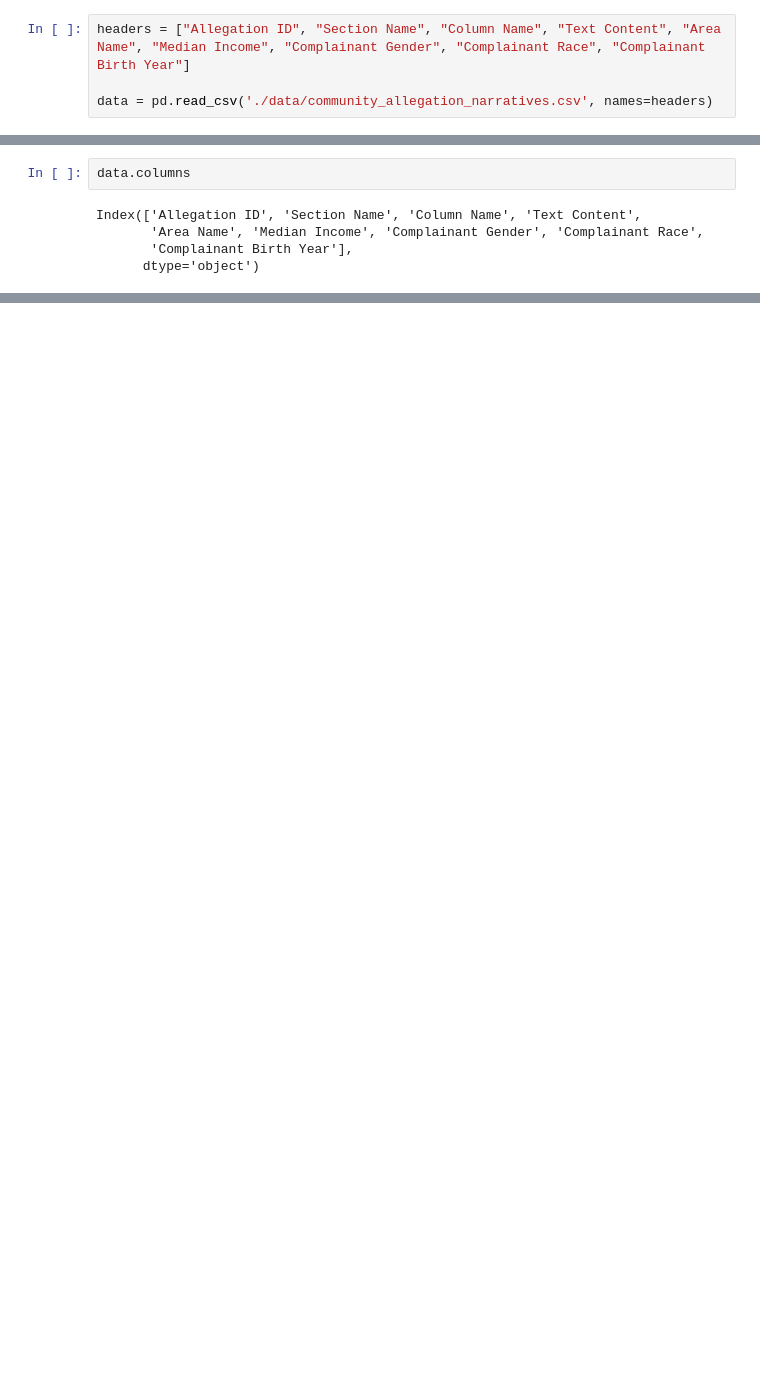
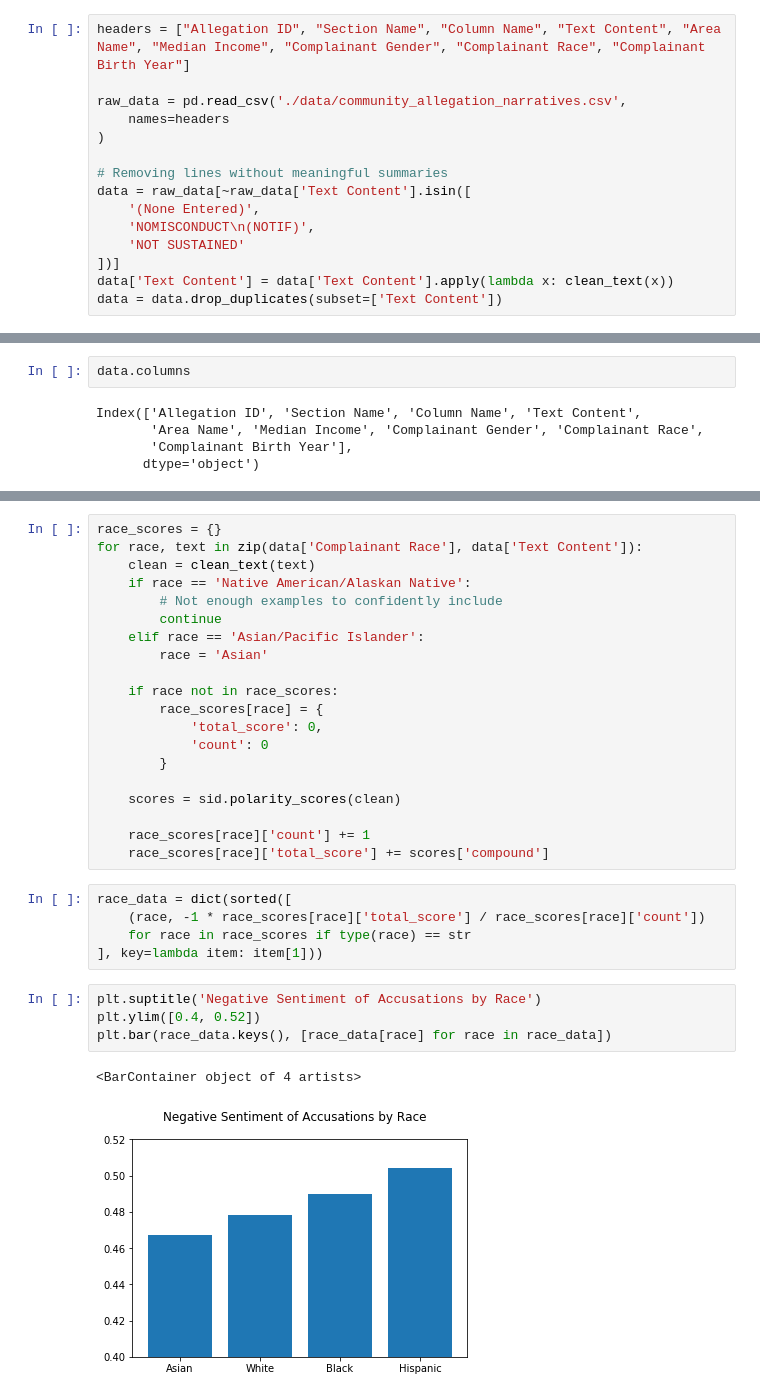
Before and after one commit to Faraaz-Beyabani/CPDP_Daring_Riddlers, a Jupyter notebook: checkpoint-5/src/checkpoint-5.ipynb, the cells around one changed output, grey strips where cells are left out. Saved outputs shown, nothing was run; the diff lists cells and outputs as text; blank space fills up the shorter version.

```diff
--- a/checkpoint-5/src/checkpoint-5.ipynb
+++ b/checkpoint-5/src/checkpoint-5.ipynb
@@ -5,4 +21,15 @@ import sklearn
 # %%
 headers = ["Allegation ID", "Section Name", "Column Name", "Text Content", "Area Name", "Median Income", "Complainant Gender", "Complainant Race", "Complainant Birth Year"]
 
-data = pd.read_csv('./data/community_allegation_narratives.csv', names=headers)
+raw_data = pd.read_csv('./data/community_allegation_narratives.csv',
+    names=headers
+)
+
+# Removing lines without meaningful summaries
+data = raw_data[~raw_data['Text Content'].isin([
+    '(None Entered)',
+    'NOMISCONDUCT\n(NOTIF)',
+    'NOT SUSTAINED'
+])]
+data['Text Content'] = data['Text Content'].apply(lambda x: clean_text(x))
+data = data.drop_duplicates(subset=['Text Content'])
@@ -40,0 +124,32 @@ X
+# %%
+race_scores = {}
+for race, text in zip(data['Complainant Race'], data['Text Content']):
+    clean = clean_text(text)
+    if race == 'Native American/Alaskan Native':
+        # Not enough examples to confidently include
+        continue
+    elif race == 'Asian/Pacific Islander':
+        race = 'Asian'
+
+    if race not in race_scores:
+        race_scores[race] = {
+            'total_score': 0,
+            'count': 0
+        }
+
+    scores = sid.polarity_scores(clean)
+
+    race_scores[race]['count'] += 1
+    race_scores[race]['total_score'] += scores['compound']
+# %%
+race_data = dict(sorted([
+    (race, -1 * race_scores[race]['total_score'] / race_scores[race]['count'])
+    for race in race_scores if type(race) == str
+], key=lambda item: item[1]))
+# %%
+plt.suptitle('Negative Sentiment of Accusations by Race')
+plt.ylim([0.4, 0.52])
+plt.bar(race_data.keys(), [race_data[race] for race in race_data])
+# %% [output]
+<BarContainer object of 4 artists>
+[figure, added]
```
Also changed, not shown: parts of 15 cells of this notebook.
